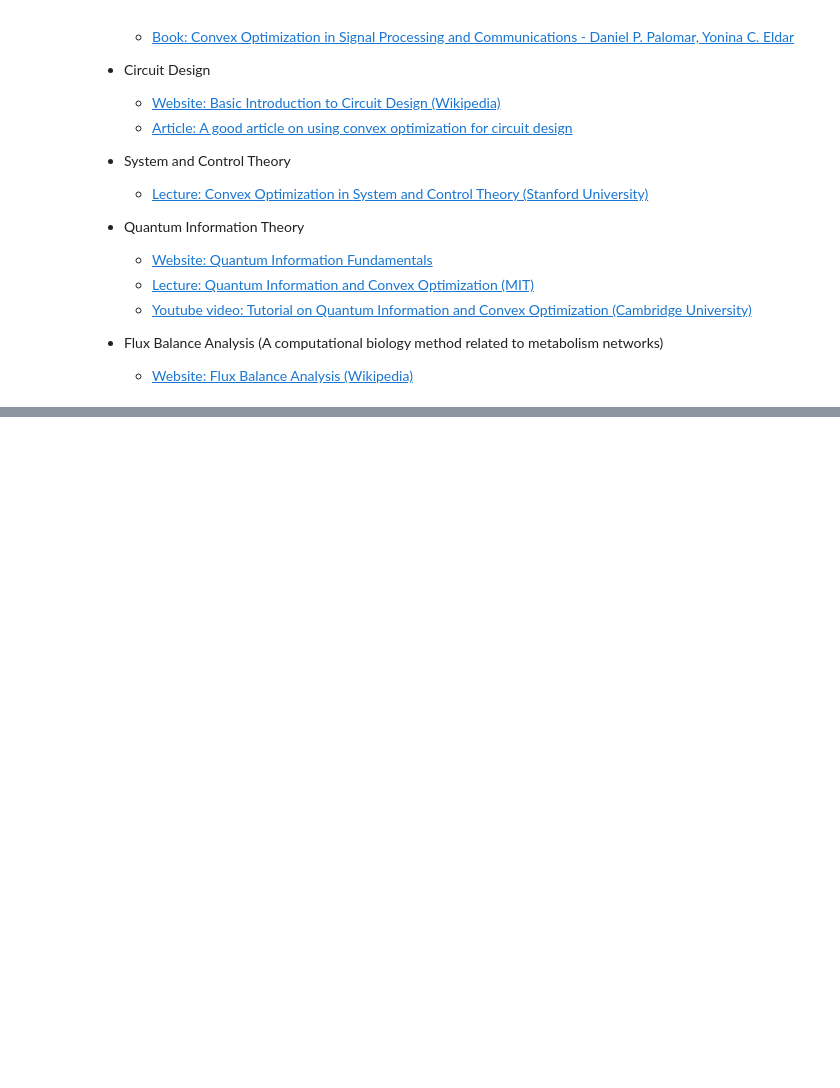
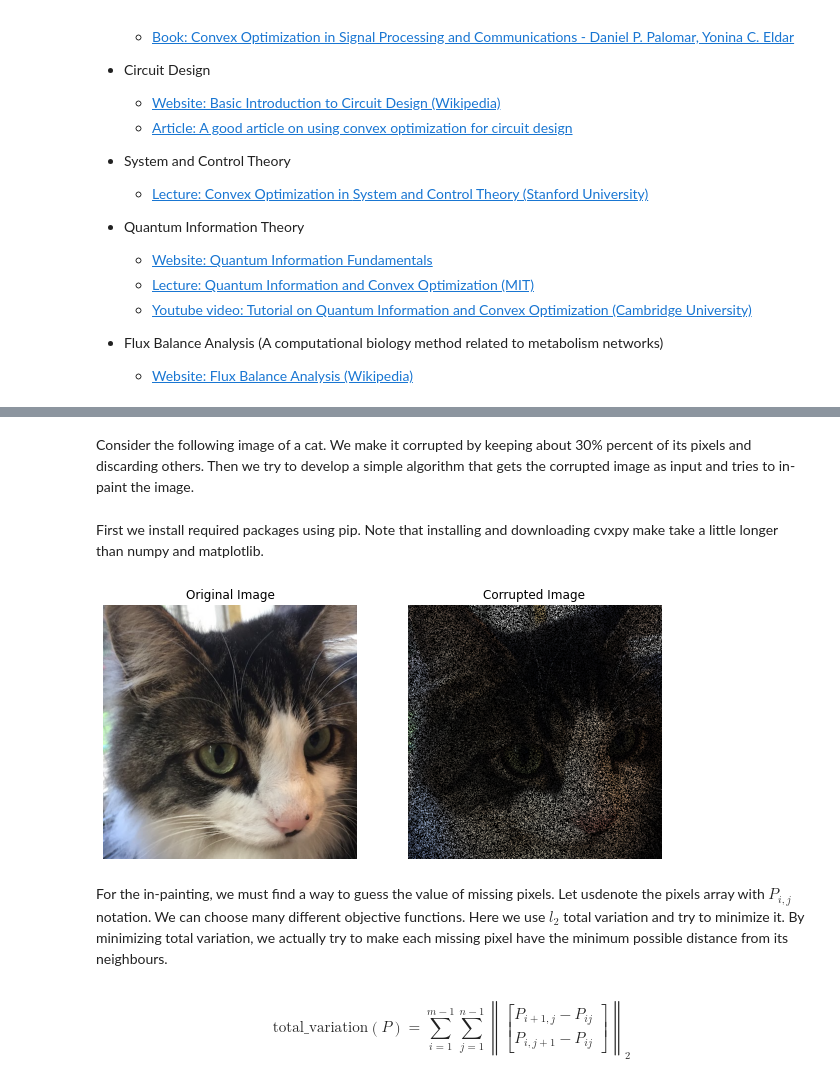
Before and after one commit to sut-ai/supplementary, a Jupyter notebook: notebooks/convex_optimization/index.ipynb, the cells around one changed output, grey strips where cells are left out. Cells and saved outputs as stored; diff of their text form; code cells hidden in the pictures; blank space fills up the shorter version.

Commit message:
add in-painting code

```diff
--- a/notebooks/convex_optimization/index.ipynb
+++ b/notebooks/convex_optimization/index.ipynb
@@ -151,0 +156,4 @@ System and Control Theory (Stanford University)](https://stanford.edu/~boyd/pape
+# %% [markdown]
+Consider the following image of a cat. We make it corrupted by keeping about 30% percent of its pixels and discarding others. Then we try to develop a simple algorithm that gets the corrupted image as input and tries to in-paint the image.
+# %% [markdown]
+First we install required packages using pip. Note that installing and downloading cvxpy make take a little longer than numpy and matplotlib.
@@ -151,0 +164,36 @@ System and Control Theory (Stanford University)](https://stanford.edu/~boyd/pape
+# %%
+import matplotlib.pyplot as plt
+import numpy as np
+
+# Load the images.
+u_orig = plt.imread("./images/cat512color.png")
+rows, cols, colors = u_orig.shape
+
+# known is 1 if the pixel is known,
+# 0 if the pixel was corrupted.
+# The known matrix is initialized randomly.
+known = np.zeros((rows, cols, colors))
+for i in range(rows):
+    for j in range(cols):
+        if np.random.random() > 0.7:
+            for k in range(colors):
+                known[i, j, k] = 1
+u_corr = known * u_orig
+
+# Display the images.
+%matplotlib inline
+fig, ax = plt.subplots(1, 2, figsize=(10, 5))
+ax[0].imshow(u_orig, cmap='gray');
+ax[0].set_title("Original Image")
+ax[0].axis('off')
+ax[1].imshow(u_corr);
+ax[1].set_title("Corrupted Image")
+ax[1].axis('off');
+# %% [output]
+[figure, added]
+# %% [markdown]
+For the in-painting, we must find a way to guess the value of missing pixels. Let usdenote the pixels array with $P_{i,j}$ notation. We can choose many different objective functions. Here we use $l_2$ total variation and try to minimize it. By minimizing total variation, we actually try to make each missing pixel have the minimum possible distance from its neighbours.
+# %% [markdown]
+$$
+\text{total_variation}(P)=\sum_{i=1}^{m-1} \sum_{j=1}^{n-1}\left\|\left[\begin{array}{l}P_{i+1, j}-P_{i j} \\ P_{i, j+1}-P_{i j}\end{array}\right]\right\|_{2}
+$$
```
Also changed, not shown: parts of 8 cells of this notebook, 2 other files.
